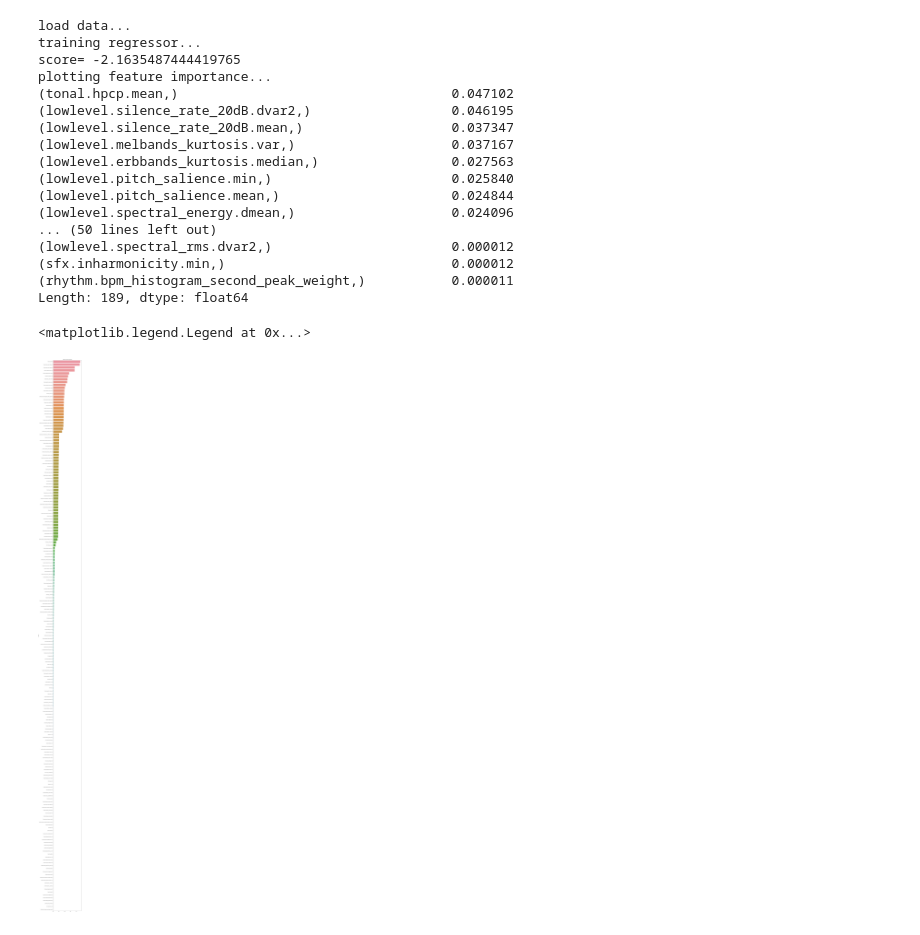
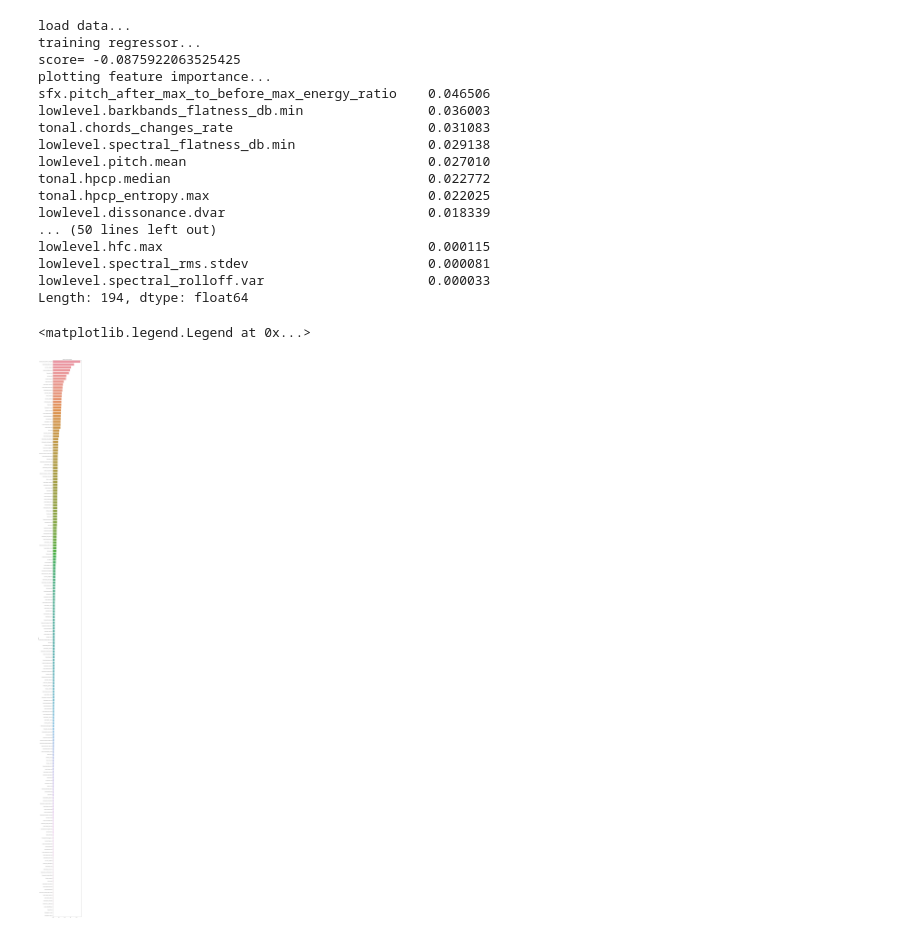
Before and after one commit to SimonZimmer/random_forest_classifier, a Jupyter notebook: regressor.ipynb, the cells around one changed output. Saved outputs shown, nothing was run; the diff lists cells and outputs as text; code cells hidden in the pictures.

Commit message:
adding new dataset, converting to ipynb files

```diff
--- a/regressor.ipynb
+++ b/regressor.ipynb
@@ -12,45 +12,45 @@ data = pkl.load(open("/Users/simonzimmermann/dev/random_forest_regressor/test_fi
 target_index = len(data.iloc[0]) - 1
 x_input = data.iloc[:, : target_index - 1]
 x_input = x_input.fillna(0)
-target = pkl.load(open("/Users/simonzimmermann/dev/random_forest_regressor/datasets/pkl/brunnensounds_mean.pkl"))
+target = pkl.load(open("/Users/simonzimmermann/dev/random_forest_regressor/datasets/vaillant_1/pkl/vaillant_1.pkl"))
 
 x_train, x_test, y_train, y_test = train_test_split(x_input, target, test_size=0.3)
 
 print('training regressor...')
 regressor = RandomForestRegressor(n_estimators=100, max_depth=2, random_state=0)
 regressor.fit(x_train, y_train)
 y_pred = regressor.predict(x_test)
 print("score= " + str(regressor.score(x_test, y_test)))
 
 print('plotting feature importance...')
 feature_imp = pd.Series(regressor.feature_importances_, index=x_input.columns).sort_values(ascending=False)
 feature_imp = feature_imp[feature_imp > 0]
 print(feature_imp)
 
 a4_dims = (10, 200)
 fig, ax = plt.subplots(figsize=a4_dims)
 sns.barplot(ax=ax, x=feature_imp, y=feature_imp.index)
 plt.title("Feature Importance Score")
 plt.ylabel('Features')
 plt.title("Audiotory Feature Importance")
 plt.legend()
 # %% [output]
 load data...
 training regressor...
-score= -2.1635487444419765
+score= -0.0875922063525425
 plotting feature importance...
-(tonal.hpcp.mean,)                                   0.047102
-(lowlevel.silence_rate_20dB.dvar2,)                  0.046195
-(lowlevel.silence_rate_20dB.mean,)                   0.037347
-(lowlevel.melbands_kurtosis.var,)                    0.037167
-(lowlevel.erbbands_kurtosis.median,)                 0.027563
-(lowlevel.pitch_salience.min,)                       0.025840
-(lowlevel.pitch_salience.mean,)                      0.024844
-(lowlevel.spectral_energy.dmean,)                    0.024096
+sfx.pitch_after_max_to_before_max_energy_ratio    0.046506
+lowlevel.barkbands_flatness_db.min                0.036003
+tonal.chords_changes_rate                         0.031083
+lowlevel.spectral_flatness_db.min                 0.029138
+lowlevel.pitch.mean                               0.027010
+tonal.hpcp.median                                 0.022772
+tonal.hpcp_entropy.max                            0.022025
+lowlevel.dissonance.dvar                          0.018339
 ... (50 lines left out)
-(lowlevel.spectral_rms.dvar2,)                       0.000012
-(sfx.inharmonicity.min,)                             0.000012
-(rhythm.bpm_histogram_second_peak_weight,)           0.000011
-Length: 189, dtype: float64
+lowlevel.hfc.max                                  0.000115
+lowlevel.spectral_rms.stdev                       0.000081
+lowlevel.spectral_rolloff.var                     0.000033
+Length: 194, dtype: float64
 <matplotlib.legend.Legend at 0x...>
-[figure, old version]
+[figure, new version]
```
Also changed, not shown: parts of 4 cells of this notebook, 8 other files.
